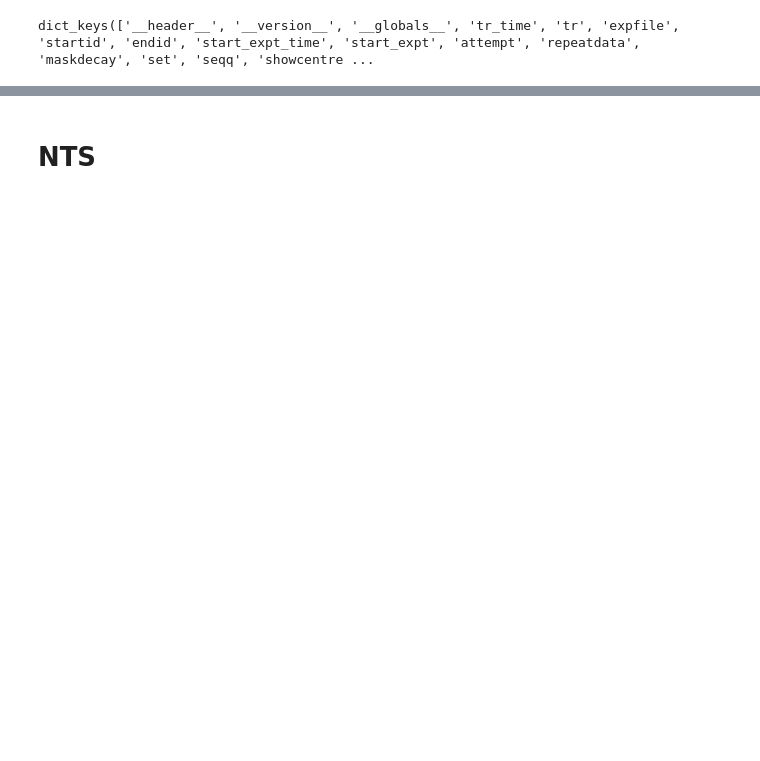
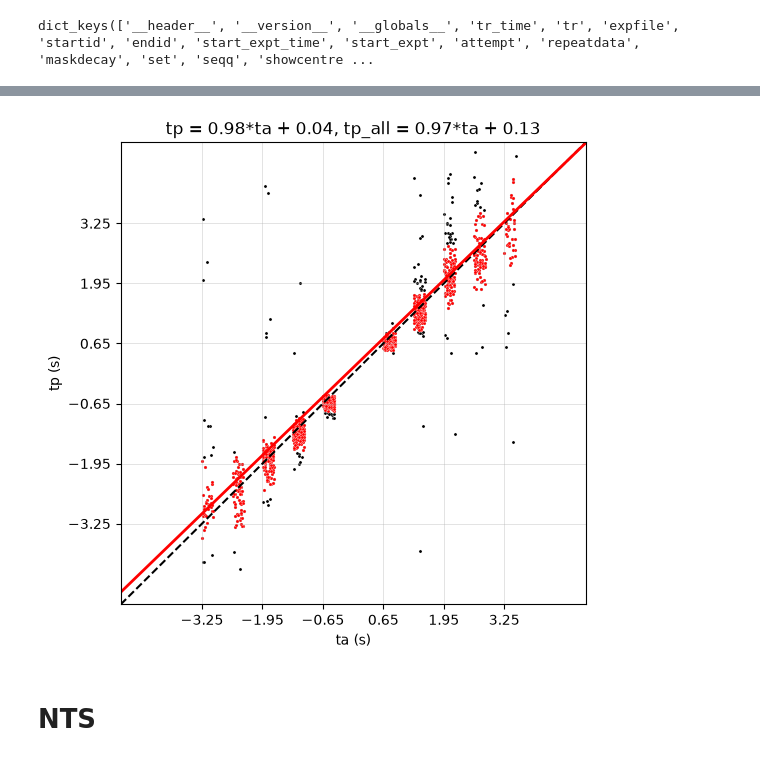
Before and after one commit to naeem-md93/Neupane_Fiete_Jazayeri_mental_navigation, a Jupyter notebook: Notebooks/ec_fig1_part1.ipynb, the cells around one changed output, grey strips where cells are left out. Cells and saved outputs as stored; diff of their text form; code cells hidden in the pictures; blank space fills up the shorter version.

```diff
--- a/Notebooks/ec_fig1_part1.ipynb
+++ b/Notebooks/ec_fig1_part1.ipynb
@@ -114,38 +114,48 @@ sns.scatterplot(
     markers="o",
     color="k",
 )
+sns.scatterplot(
+    x=mnav_df.loc[g_mask, "ta"] + jitter[g_mask],
+    y=mnav_df.loc[g_mask, "tp"],
+    s=5,
+    markers="o",
+    color="r"
+)
+
 sns.lineplot(x=(-5, 5), y=(-5, 5), linestyle="--", color="k")
 
 # sns.lineplot(
 #     x=xx,
 #     y=tatplm.Coefficients.Estimate[1] * xx + tatplm.Coefficients.Estimate[0],
 #     linestyle="--",
 #     color="k",
 #     linewidth=2
 # )
 
 sns.lineplot(
     x=xx,
     y=tatplmall.Coefficients.Estimate[1] * xx + tatplmall.Coefficients.Estimate[0],
     # linestyle="--",
     color="r",
     linewidth=2
 )
 
 plt.xlabel("ta (s)")
 plt.xticks(np.arange(-3.25, 3.26, 1.3))
 
 plt.ylabel("tp (s)")
 plt.yticks(np.arange(-3.25, 3.26, 1.3))
 
 plt.axis((-5, 5, -5, 5))
 plt.grid(visible=True)
 plt.title(
     f"tp = {round(tatplm.Coefficients.Estimate[1], 2)}*ta + {round(tatplm.Coefficients.Estimate[0], 2)}, "
     f"tp_all = {round(tatplmall.Coefficients.Estimate[1], 2)}*ta + {round(tatplmall.Coefficients.Estimate[0], 2)}"
 )
 
 plt.show()
+# %% [output]
+[figure, added]
 # %% [markdown]
 # NTS
 # %%
```
Also changed, not shown: parts of 7 cells of this notebook, 6 other files.
